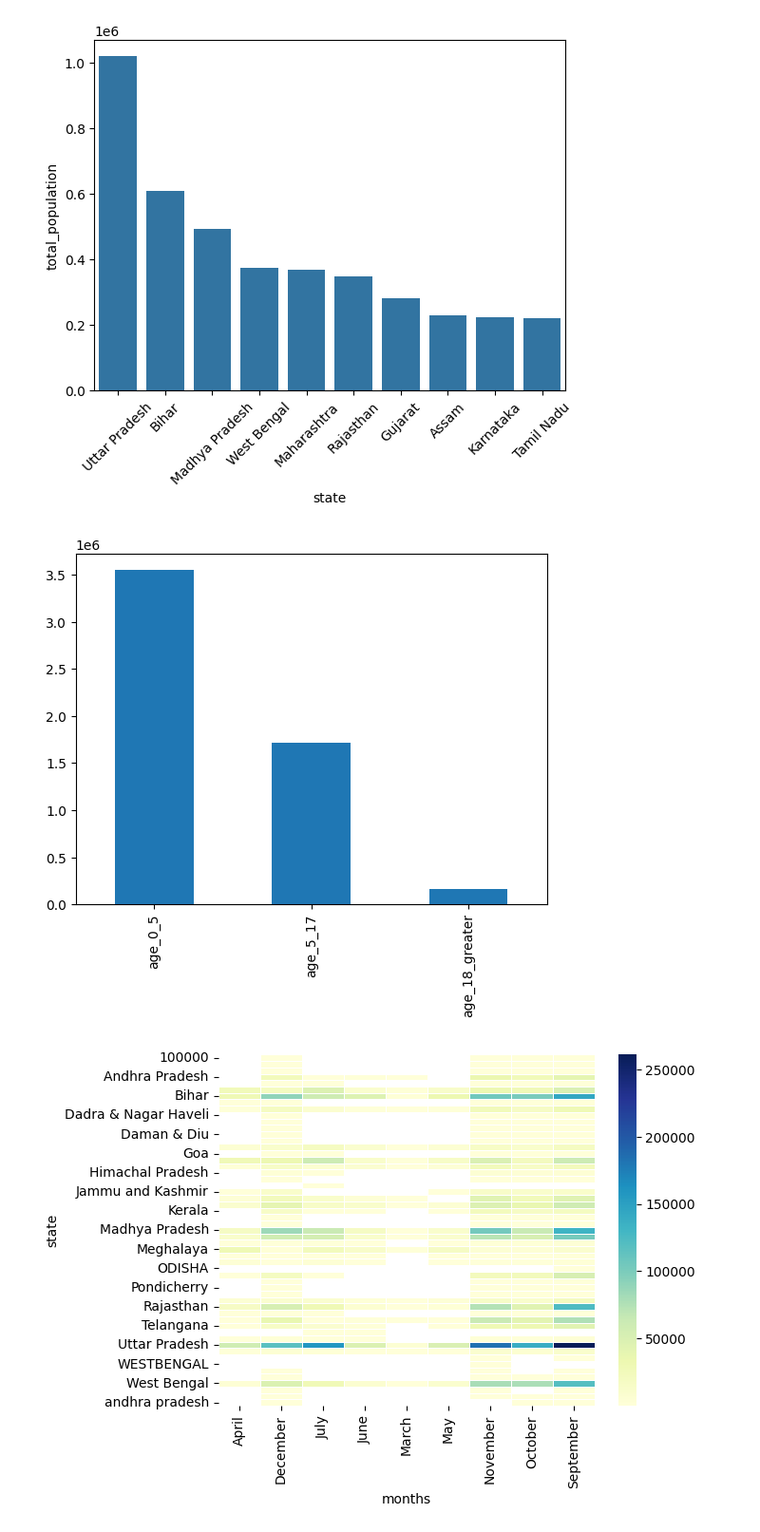
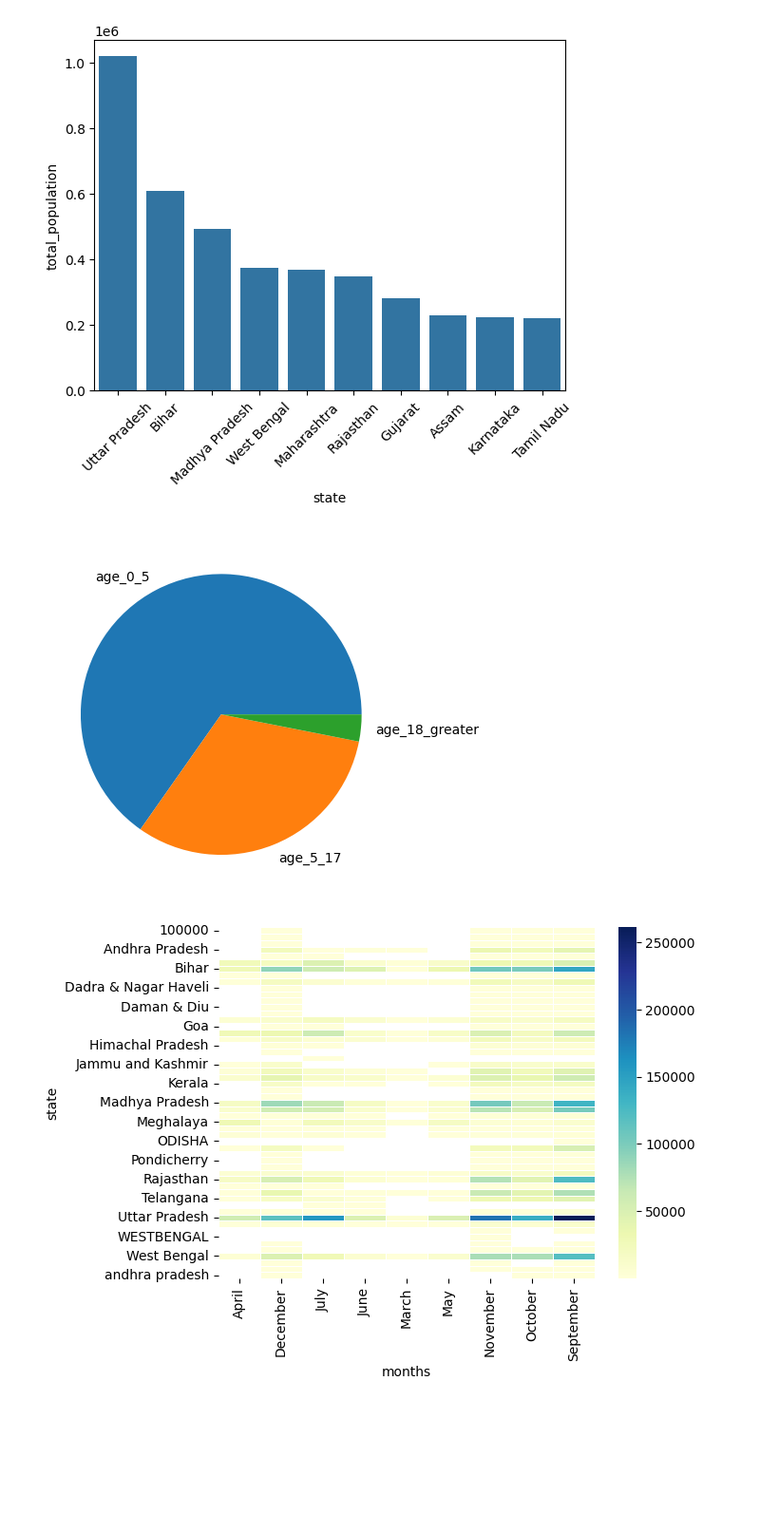
Before and after one commit to sachinrawat6264384464/data-analysis-hackathon-uidai-Aadhar-card, a Jupyter notebook: nn.ipynb, the cells around one changed output. Shown at 95% size. Saved outputs shown, nothing was run; the diff lists cells and outputs as text; code cells hidden in the pictures; blank space fills up the shorter version.

```diff
--- a/nn.ipynb
+++ b/nn.ipynb
@@ -89,7 +96,12 @@ Total rows in merged data: 1006029
 import pandas as pd
 
 # Convert 'date' column to datetime, telling Pandas that day comes first
-df_enrolment['date'] = pd.to_datetime(df_enrolment['date'], dayfirst=True)
+df_enrolment['date'] = pd.to_datetime(
+    df_enrolment['date'],
+    format='mixed',
+    dayfirst=True,
+    errors='coerce'
+)
 
 # Now you can extract month names
 df_enrolment['months'] = df_enrolment['date'].dt.month_name()
@@ -188,10 +209,10 @@ plt.show()
 [figure]
 # %%
 age_cols = ['age_0_5','age_5_17','age_18_greater']
-df_enrolment[age_cols].sum().plot(kind='bar')
+df_enrolment[age_cols].sum().plot(kind='pie')
 plt.show()
 # %% [output]
-[figure, old version]
+[figure, new version]
 # %%
 heatmap_data = df_enrolment.groupby(['state','months'])['total_population'].sum().unstack()
 sns.heatmap(heatmap_data, cmap='YlGnBu', linewidths=0.5)
```
Also changed, not shown: parts of 6 cells of this notebook, 2 other files.
